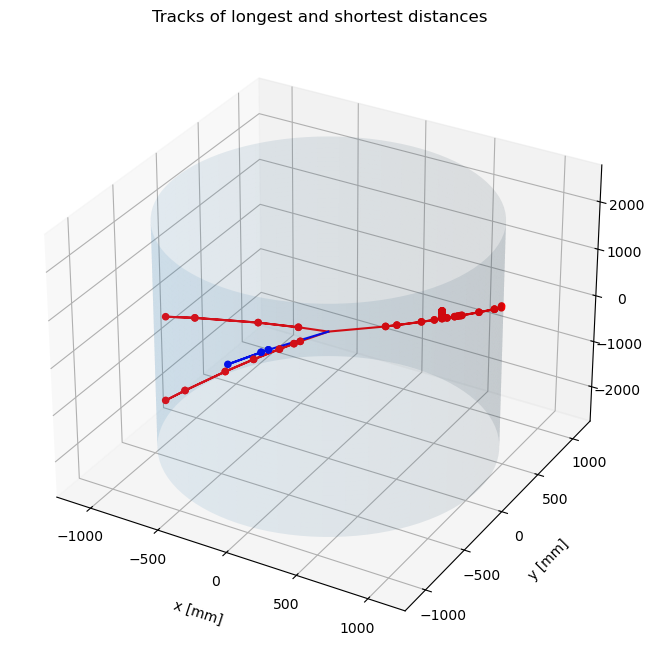
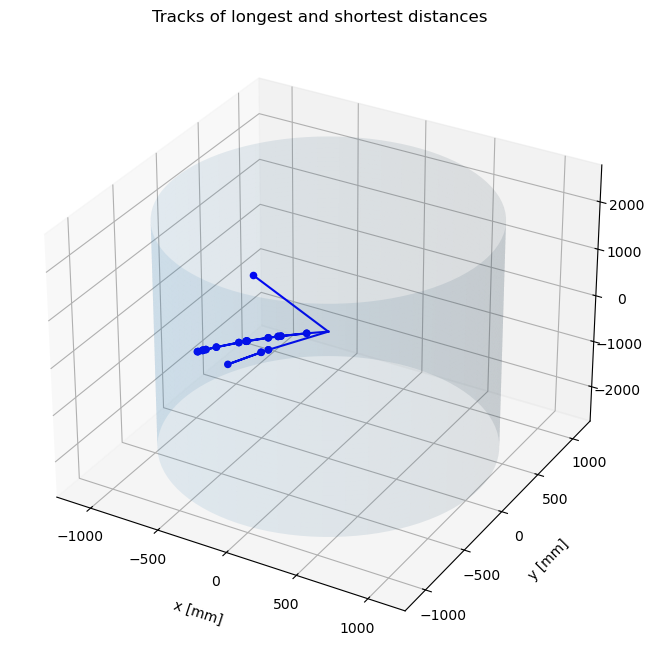
The notebook cell's code change between the first figure and the second:
--- before
+++ after
@@ -1,15 +1,13 @@
 def plot_outliers(tot_dis):
-    weird_x, weird_y, weird_z = [], [], []
     small_x, small_y, small_z = [], [], []
     
     for i in range(len(tot_dis)):
-        if tot_dis[i] > 1000:
-            weird_x.append([float(x) for x in events_df.loc[i]['hitx_'][:-1]])
-            weird_y.append([float(y) for y in events_df.loc[i]['hity_'][:-1]])
-            weird_z.append([float(z) for z in events_df.loc[i]['hitz_'][:-1]])
-        if tot_dis[i] < 50:
-            small_x.append([float(x) for x in events_df.loc[i]['hitx_'][:-1]])
-            small_y.append([float(y) for y in events_df.loc[i]['hity_'][:-1]])
-            small_z.append([float(z) for z in events_df.loc[i]['hitz_'][:-1]])
+        cur_event = events_df.loc[i]
+        if not cur_event["num_hits"]: continue
+        
+        if tot_dis[i] < 80:
+            small_x.append([float(x) for x in cur_event['hitx_'][:-1]])
+            small_y.append([float(y) for y in cur_event['hity_'][:-1]])
+            small_z.append([float(z) for z in cur_event['hitz_'][:-1]])
     
     fig = plt.figure(figsize=(8,10))
@@ -18,8 +16,4 @@
     Xc,Yc,Zc = data_for_cylinder(1096, 160, 100, 2416.9)
     ax.plot_surface(Xc, Yc, Zc, alpha=0.1)
-    
-    for i in range(len(weird_x)):
-        ax.plot3D([0.]+weird_x[i], [0.]+weird_y[i], [0.]+weird_z[i], 'red')
-        ax.scatter(weird_x[i], weird_y[i], weird_z[i], alpha=1.0, color="red")
     
     for i in range(len(small_x)):

Commit: Allow write out of total particle distance